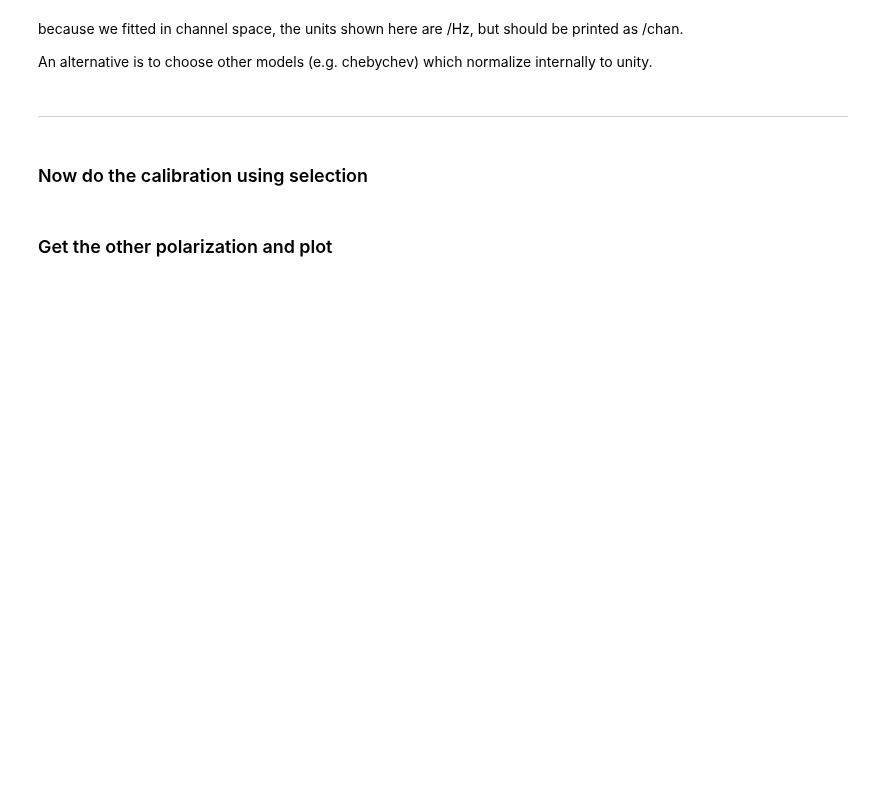
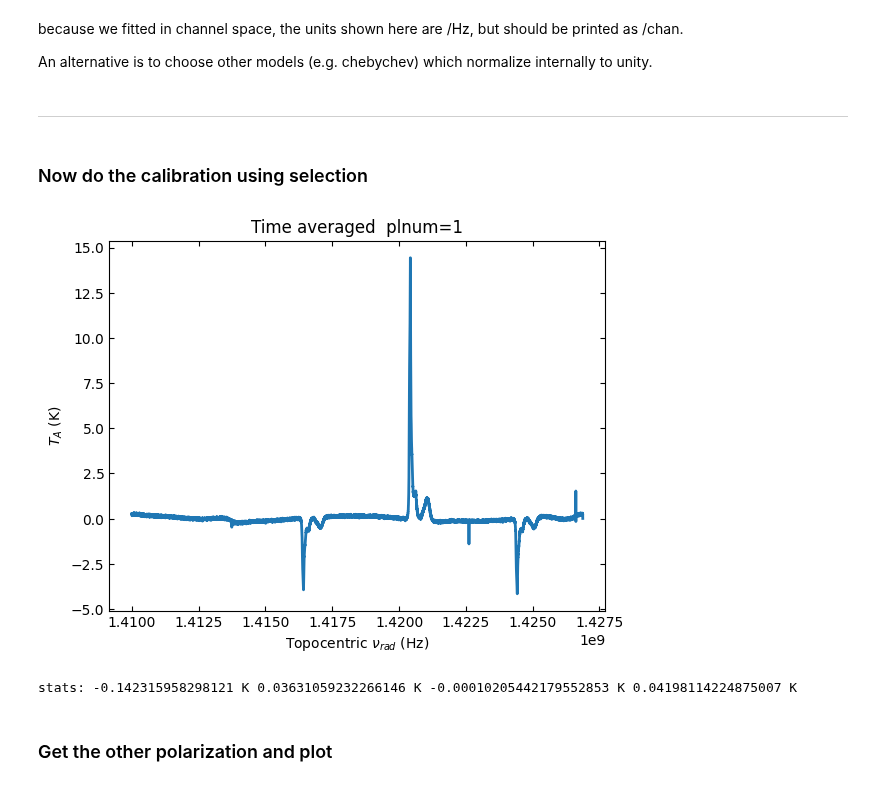
Before and after one commit to GreenBankObservatory/dysh, a Jupyter notebook: notebooks/examples/frequencyswitch.ipynb, the cells around one changed output. Drawn from its saved outputs; the diff is of its cells as text; code cells hidden in the pictures; blank space fills up the shorter version.

```diff
--- a/notebooks/examples/frequencyswitch.ipynb
+++ b/notebooks/examples/frequencyswitch.ipynb
@@ -101,4 +126,10 @@ fsscan2=sdfits.getfs(plnum=1)
 # %%
-fsscan2.timeaverage().plot()
+fsscan2=sdfits.getfs(plnum=1)
+ta2=fsscan2.timeaverage()
+ta2.plot(title='Time averaged  plnum=1')
+rolled_stats(ta2.flux[4200:5300])
+# %% [output]
+[figure, added]
+stats: -0.142315958298121 K 0.03631059232266146 K -0.00010205442179552853 K 0.04198114224875007 K
 # %% [markdown]
 ### Get the other polarization and plot
```
Also changed, not shown: parts of 20 cells of this notebook.
